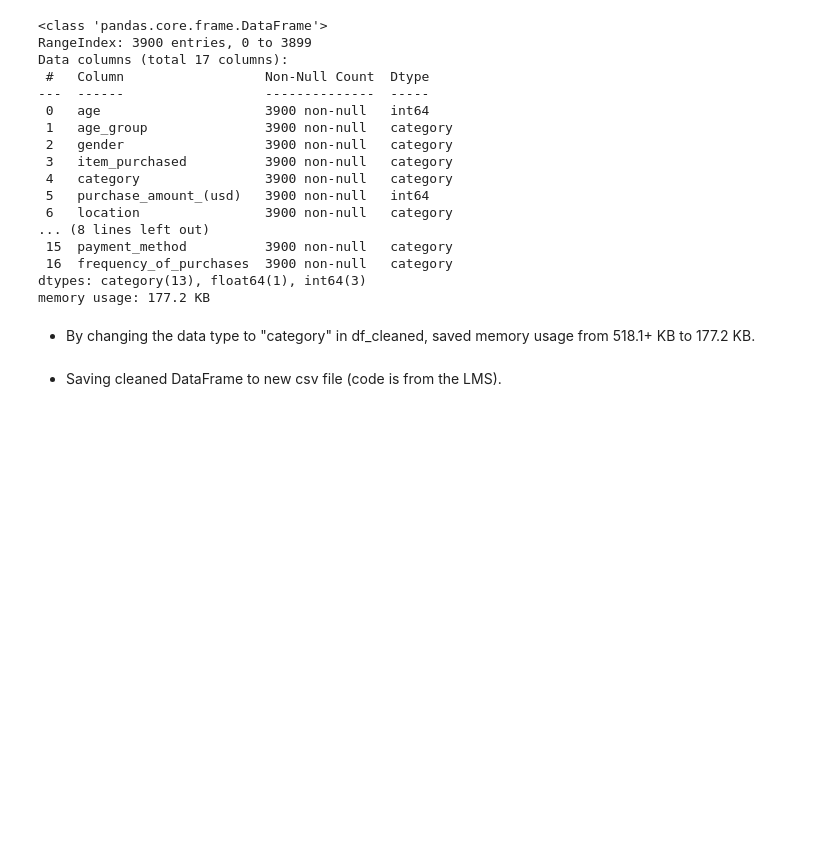
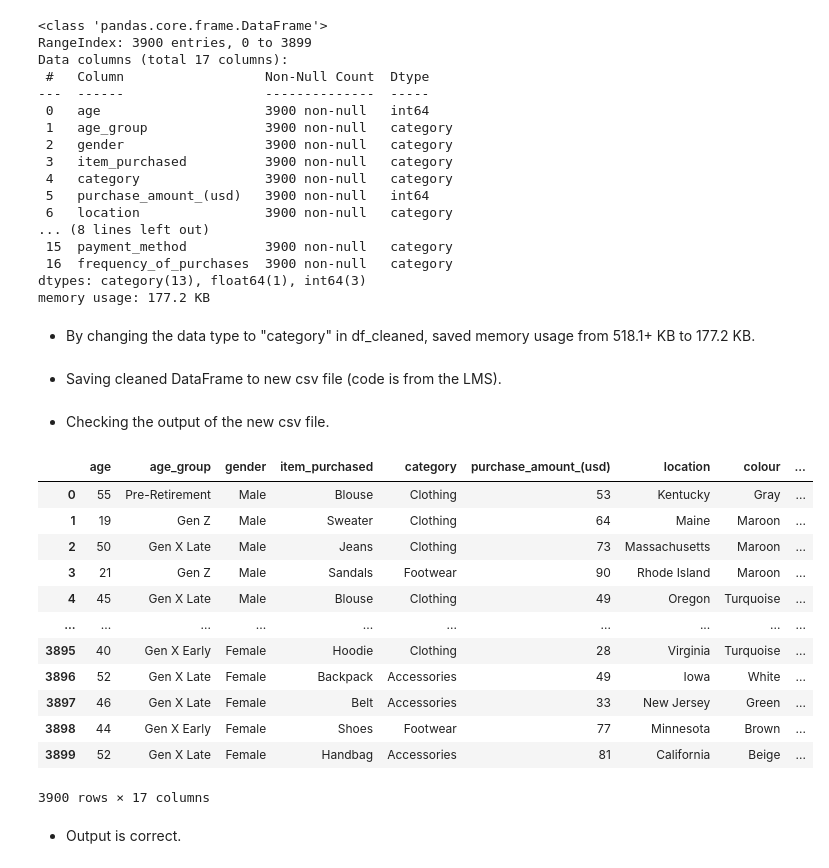
Before and after one commit to CeliaPires/Shopping-Trends, a Jupyter notebook: jupyter_notebooks/01_data_investigation.ipynb, the cells around one changed output. Cells and saved outputs as stored; diff of their text form; code cells hidden in the pictures; blank space fills up the shorter version.

```diff
--- a/jupyter_notebooks/data_investigation.ipynb
+++ b/jupyter_notebooks/01_data_investigation.ipynb
@@ -412,7 +412,25 @@ memory usage: 177.2 KB
 * Saving cleaned DataFrame to new csv file (code is from the LMS).
 # %%
 df_cleaned.to_csv('../jupyter_notebooks/final/cleaned_shopping_trends_and_customer_behaviour_dataset.csv', index=False)
+# %% [markdown]
+* Checking the output of the new csv file.
 # %%
 import pandas as pd
-df = pd.read_csv('../jupyter_notebooks/raw/shopping_trends_and_customer_behaviour_dataset.csv')
-df
+df_cleaned = pd.read_csv('../jupyter_notebooks/final/cleaned_shopping_trends_and_customer_behaviour_dataset.csv')
+df_cleaned
+# %% [output]
+|  | age | age_group | gender | item_purchased | category | purchase_amount_(usd) | location | colour | ... |
+| 0 | 55 | Pre-Retirement | Male | Blouse | Clothing | 53 | Kentucky | Gray | ... |
+| 1 | 19 | Gen Z | Male | Sweater | Clothing | 64 | Maine | Maroon | ... |
+| 2 | 50 | Gen X Late | Male | Jeans | Clothing | 73 | Massachusetts | Maroon | ... |
+| 3 | 21 | Gen Z | Male | Sandals | Footwear | 90 | Rhode Island | Maroon | ... |
+| 4 | 45 | Gen X Late | Male | Blouse | Clothing | 49 | Oregon | Turquoise | ... |
+| ... | ... | ... | ... | ... | ... | ... | ... | ... | ... |
+| 3895 | 40 | Gen X Early | Female | Hoodie | Clothing | 28 | Virginia | Turquoise | ... |
+| 3896 | 52 | Gen X Late | Female | Backpack | Accessories | 49 | Iowa | White | ... |
+| 3897 | 46 | Gen X Late | Female | Belt | Accessories | 33 | New Jersey | Green | ... |
+| 3898 | 44 | Gen X Early | Female | Shoes | Footwear | 77 | Minnesota | Brown | ... |
+| 3899 | 52 | Gen X Late | Female | Handbag | Accessories | 81 | California | Beige | ... |
+3900 rows × 17 columns
+# %% [markdown]
+* Output is correct.
```
Also changed, not shown: 1 other file.
